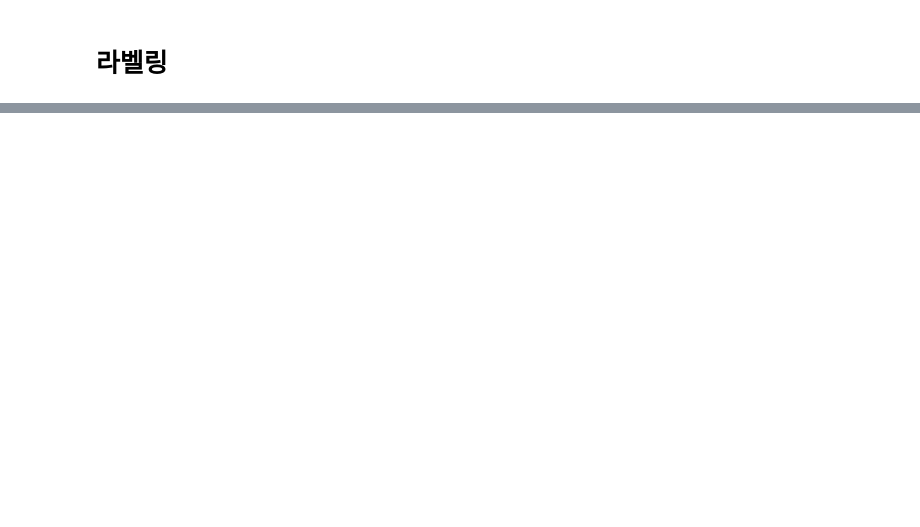
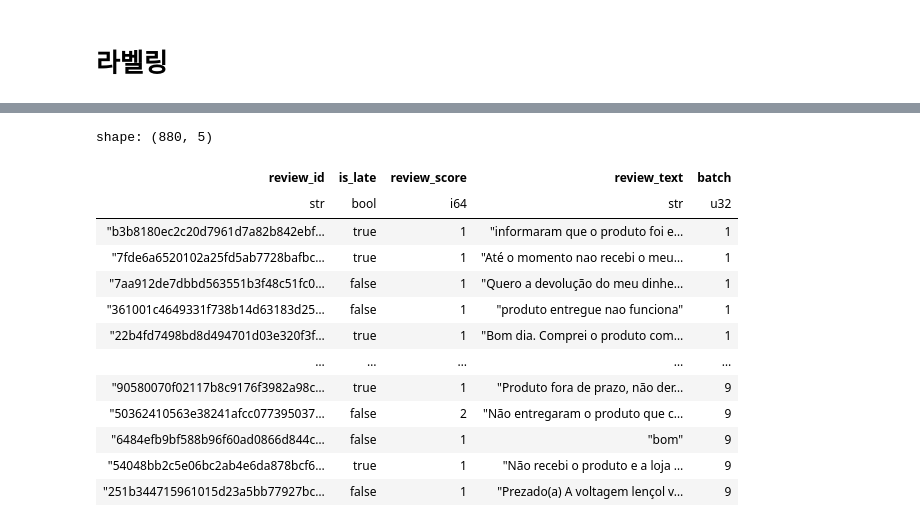
Before and after one commit to yongjin-hong/olist_analysis, a Jupyter notebook: notebooks/EDA.ipynb, the cells around one changed output, grey strips where cells are left out. Drawn from its saved outputs; the diff is of its cells as text; code cells hidden in the pictures; blank space fills up the shorter version.

```diff
--- a/notebooks/EDA.ipynb
+++ b/notebooks/EDA.ipynb
@@ -513,0 +620,17 @@ shape: (50,)
+# %%
+pool_extra_sample
+# %% [output]
+shape: (880, 5)
+| review_id | is_late | review_score | review_text | batch |
+| str | bool | i64 | str | u32 |
+| "b3b8180ec2c20d7961d7a82b842ebf… | true | 1 | "informaram que o produto foi e… | 1 |
+| "7fde6a6520102a25fd5ab7728bafbc… | true | 1 | "Até o momento nao recebi o meu… | 1 |
+| "7aa912de7dbbd563551b3f48c51fc0… | false | 1 | "Quero a devolução do meu dinhe… | 1 |
+| "361001c4649331f738b14d63183d25… | false | 1 | "produto entregue nao funciona" | 1 |
+| "22b4fd7498bd8d494701d03e320f3f… | true | 1 | "Bom dia. Comprei o produto com… | 1 |
+| … | … | … | … | … |
+| "90580070f02117b8c9176f3982a98c… | true | 1 | "Produto fora de prazo, não der… | 9 |
+| "50362410563e38241afcc077395037… | false | 2 | "Não entregaram o produto que c… | 9 |
+| "6484efb9bf588b96f60ad0866d844c… | false | 1 | "bom" | 9 |
+| "54048bb2c5e06bc2ab4e6da878bcf6… | true | 1 | "Não recebi o produto e a loja … | 9 |
+| "251b344715961015d23a5bb77927bc… | false | 1 | "Prezado(a) A voltagem lençol v… | 9 |
```
Also changed, not shown: parts of 10 cells of this notebook, 8 other files.
